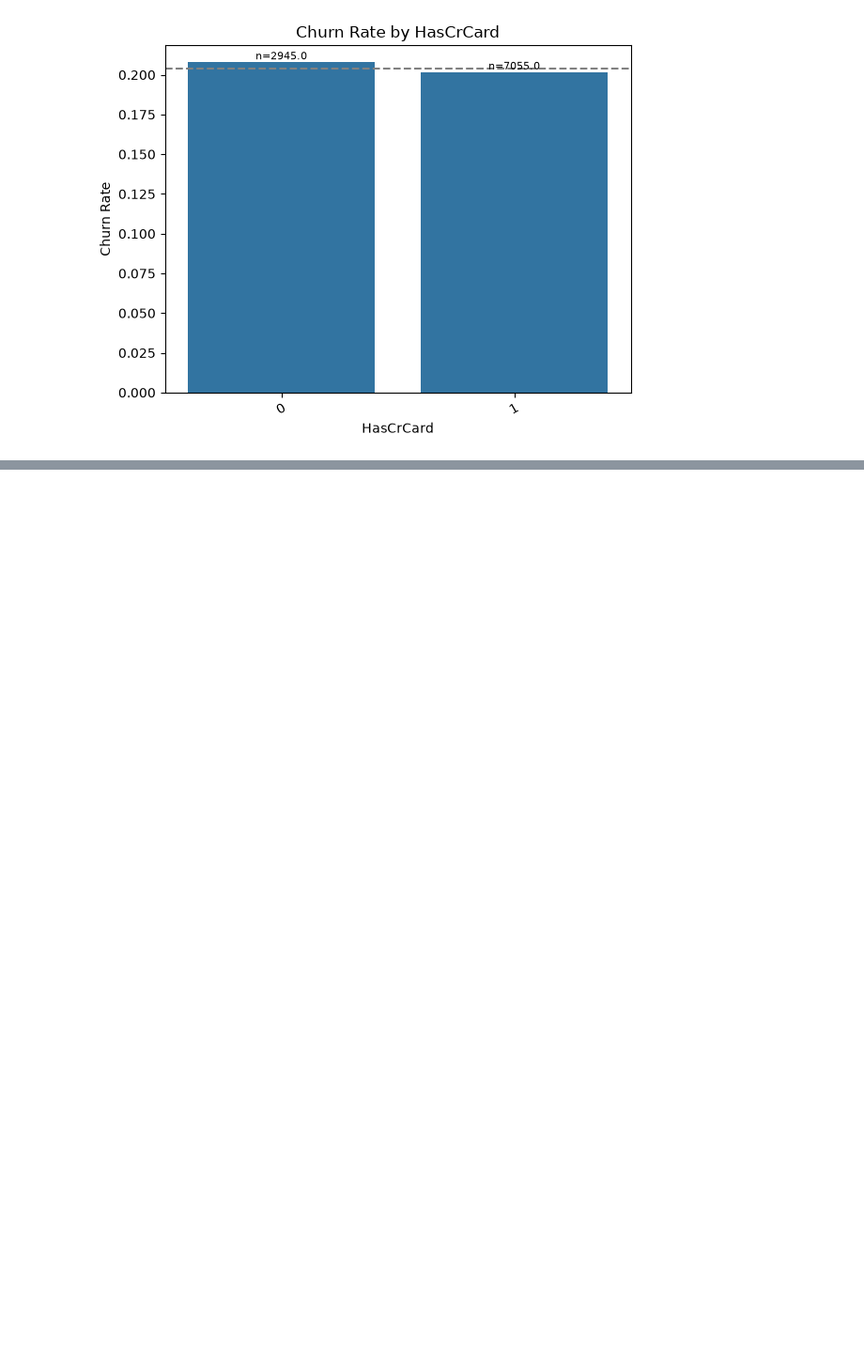
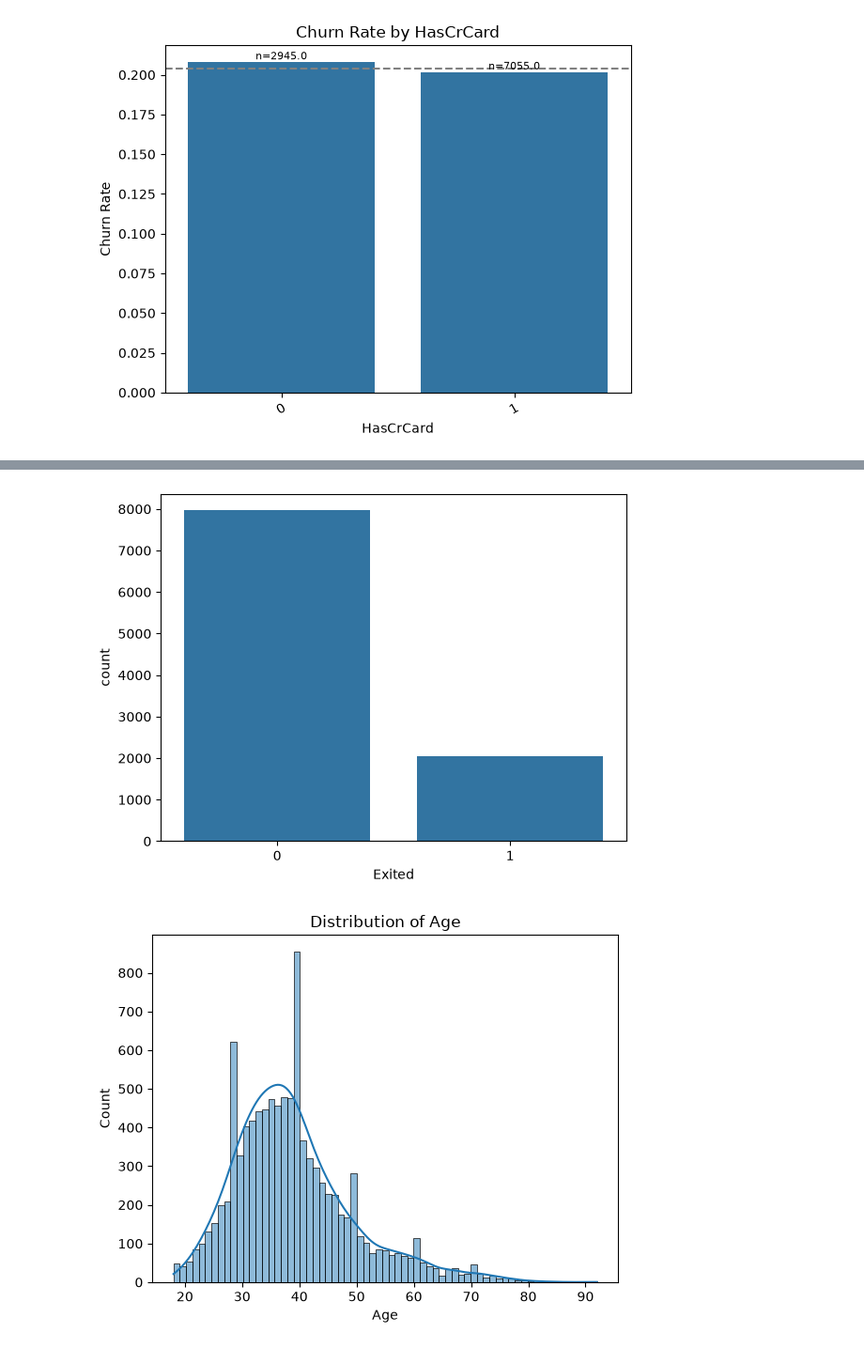
Before and after one commit to bhalekarsiddhesh45-sys/bank-customer-churn-prediction, a Jupyter notebook: python/EDA.ipynb, the cells around one changed output, grey strips where cells are left out. Shown at 94% size. Saved outputs shown, nothing was run; the diff lists cells and outputs as text; code cells hidden in the pictures; blank space fills up the shorter version.

```diff
--- a/python/EDA.ipynb
+++ b/python/EDA.ipynb
@@ -54,0 +71,18 @@ for c in ["Geography", "Gender", "NumOfProducts",
+# %%
+# Class balance
+sns.countplot(data=df, x="Exited")
+plt.show()
+
+# Histograms
+for col in ["Age", "CreditScore", "Balance",
+            "EstimatedSalary", "Tenure"]:
+    sns.histplot(data=df, x=col, kde=True)
+    plt.title(f"Distribution of {col}")
+    plt.show()
+
+# Product count
+sns.countplot(data=df, x="NumOfProducts")
+plt.show()
+# %% [output]
+[figure, added]
+[figure, added]
```
Also changed, not shown: parts of 6 cells of this notebook.
